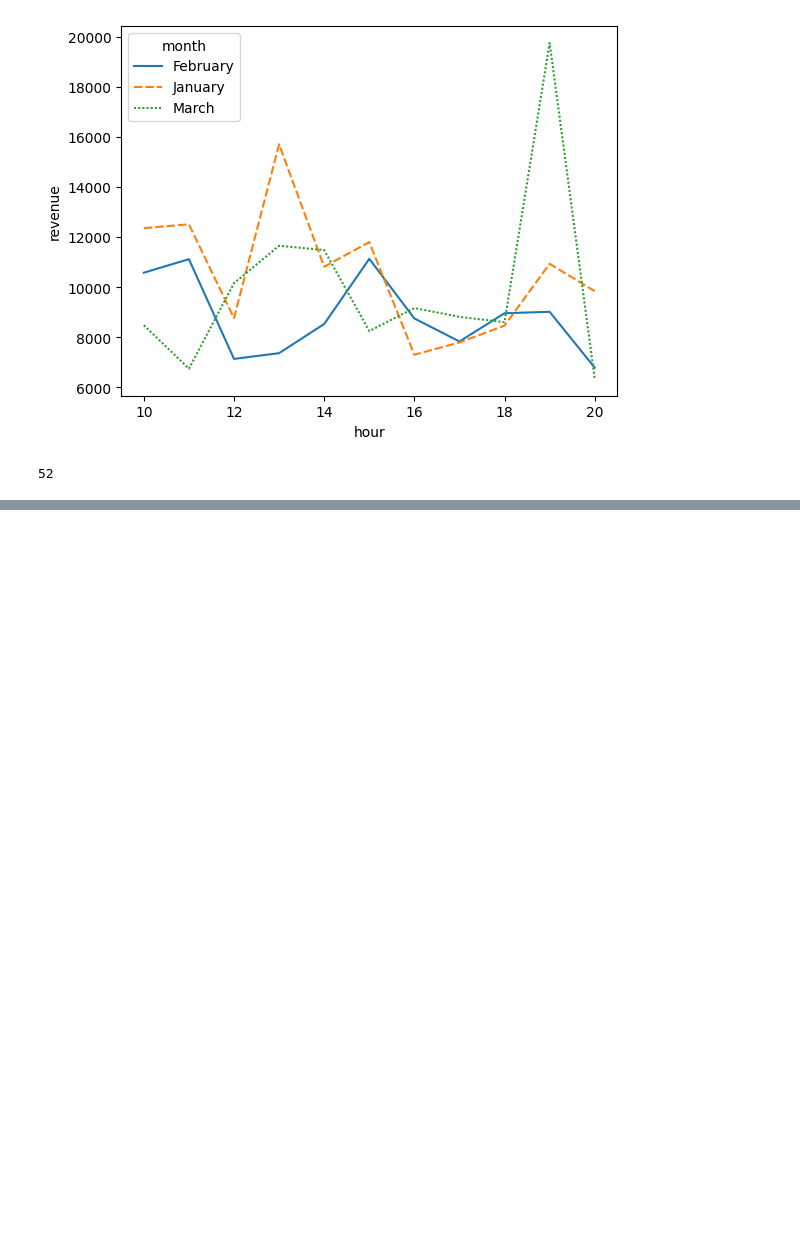
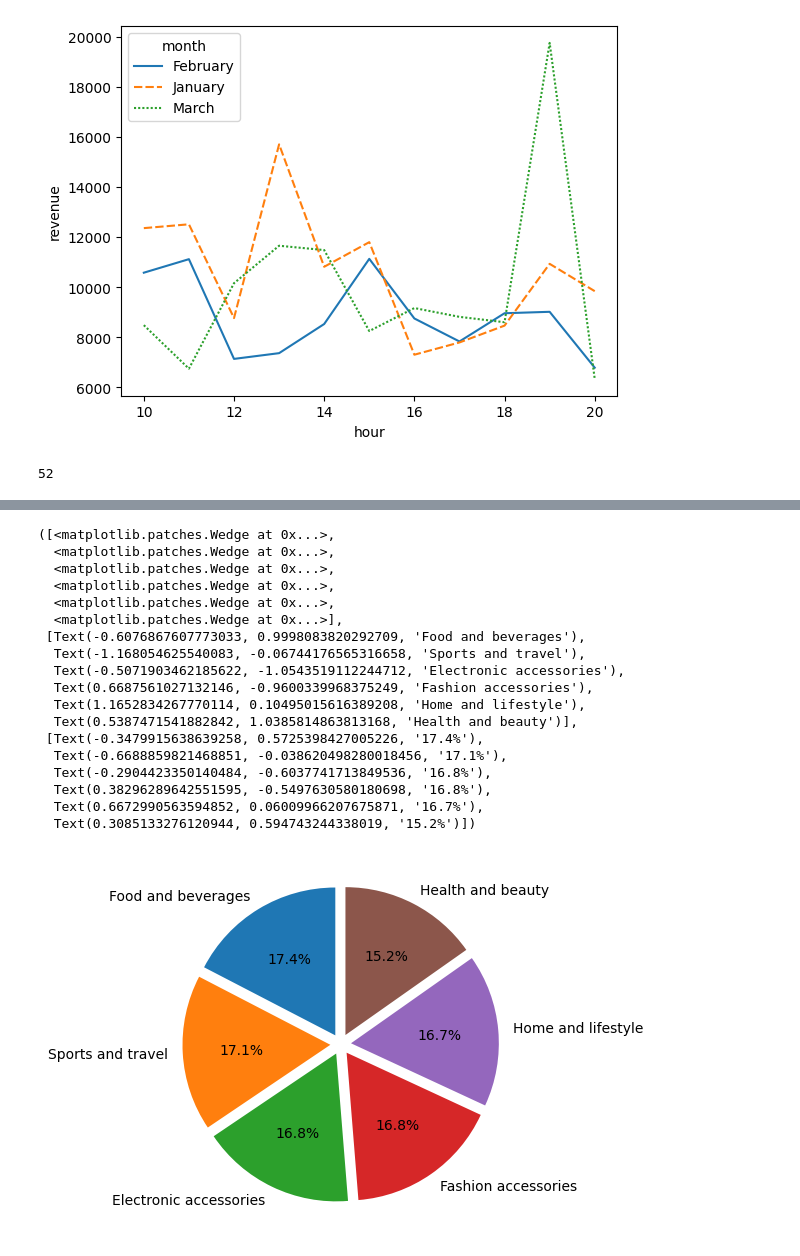
Before and after one commit to vnaumq/supermarket_sales, a Jupyter notebook: supermarket_sales.ipynb, the cells around one changed output, grey strips where cells are left out. Cells and saved outputs as stored; diff of their text form; code cells hidden in the pictures; blank space fills up the shorter version.

```diff
--- a/supermarket_sales.ipynb
+++ b/supermarket_sales.ipynb
@@ -254,0 +305,24 @@ what
+# %%
+explode = (0.07, 0.07, 0.07, 0.07, 0.07, 0.07)
+fig, ax = plt.subplots()
+ax.pie(product_revenue.revenue, labels=product_revenue.index, autopct='%1.1f%%', explode=explode,startangle=90)
+# %% [output]
+([<matplotlib.patches.Wedge at 0x...>,
+  <matplotlib.patches.Wedge at 0x...>,
+  <matplotlib.patches.Wedge at 0x...>,
+  <matplotlib.patches.Wedge at 0x...>,
+  <matplotlib.patches.Wedge at 0x...>,
+  <matplotlib.patches.Wedge at 0x...>],
+ [Text(-0.6076867607773033, 0.9998083820292709, 'Food and beverages'),
+  Text(-1.168054625540083, -0.06744176565316658, 'Sports and travel'),
+  Text(-0.5071903462185622, -1.0543519112244712, 'Electronic accessories'),
+  Text(0.6687561027132146, -0.9600339968375249, 'Fashion accessories'),
+  Text(1.1652834267770114, 0.10495015616389208, 'Home and lifestyle'),
+  Text(0.5387471541882842, 1.0385814863813168, 'Health and beauty')],
+ [Text(-0.3479915638639258, 0.5725398427005226, '17.4%'),
+  Text(-0.6688859821468851, -0.038620498280018456, '17.1%'),
+  Text(-0.2904423350140484, -0.6037741713849536, '16.8%'),
+  Text(0.38296289642551595, -0.5497630580180698, '16.8%'),
+  Text(0.6672990563594852, 0.06009966207675871, '16.7%'),
+  Text(0.3085133276120944, 0.594743244338019, '15.2%')])
+[figure, added]
```
Also changed, not shown: parts of 6 cells of this notebook.
